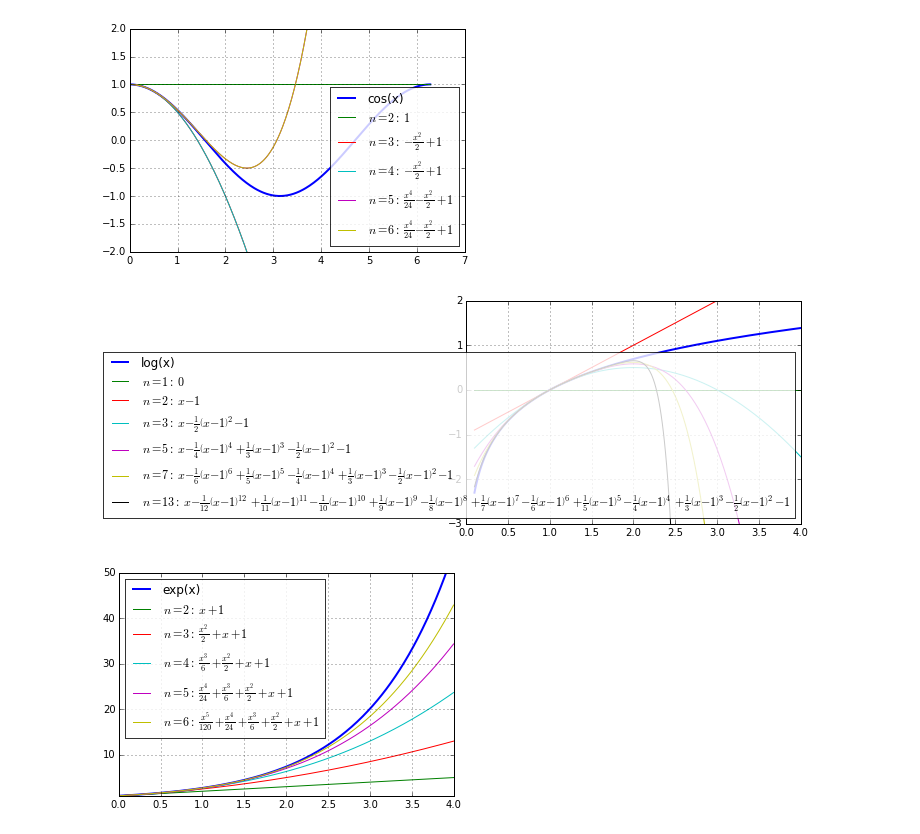
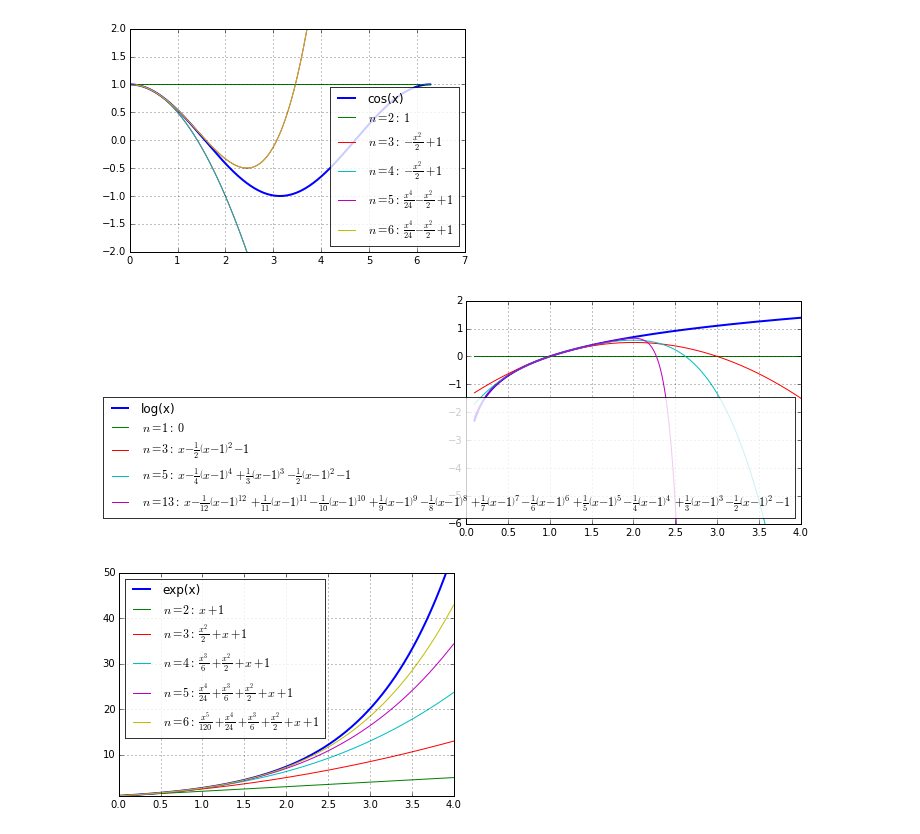
Before and after one commit to robfatland/percival, a Jupyter notebook: IPython Notebooks/Robs Resource Notebook.ipynb, the cells around one changed output. Cells and saved outputs as stored; diff of their text form; code cells hidden in the pictures.

```diff
--- a/IPython Notebooks/Robs Resource Notebook.ipynb
+++ b/IPython Notebooks/Robs Resource Notebook.ipynb
@@ -135,9 +139,9 @@ plot_taylor_approximations(cos, 0, [2, 3, 4, 5, 6], (0, 2*pi), (-2,2), 300)
 # %% [output]
 [figure]
 # %%
-plot_taylor_approximations(ln, 1, [1, 2, 3, 5, 7, 13], (0.1, 4), (-3,2), 300)
+plot_taylor_approximations(log, 1, [1, 3, 5, 13], (0.1, 4), (-6,2), 300)
 # %% [output]
-[figure, old version]
+[figure, new version]
 # %%
 plot_taylor_approximations(exp, 0, [2, 3, 4, 5, 6], (0, 4), (1,50), 300)
 # %% [output]
```
Also changed, not shown: parts of 7 cells of this notebook, 42 other files.
